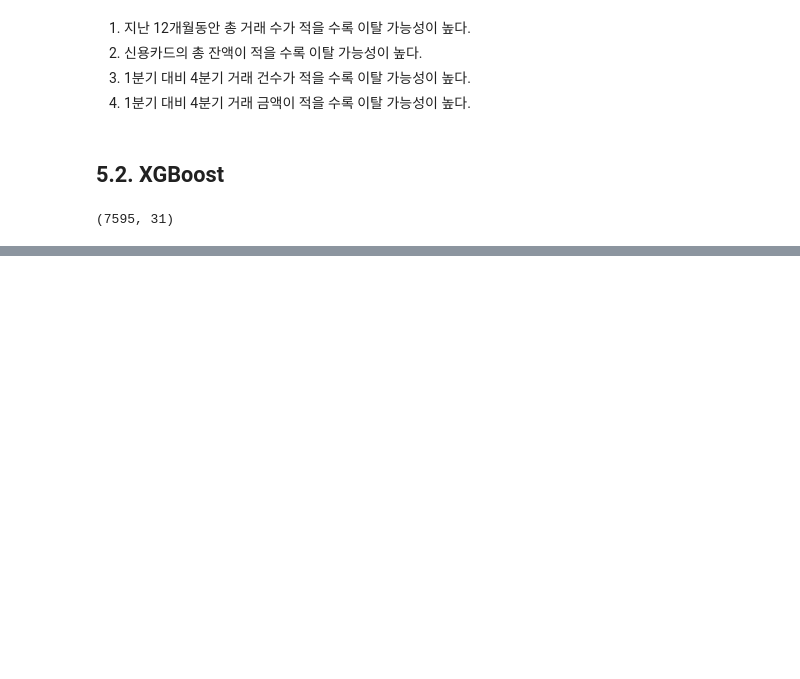
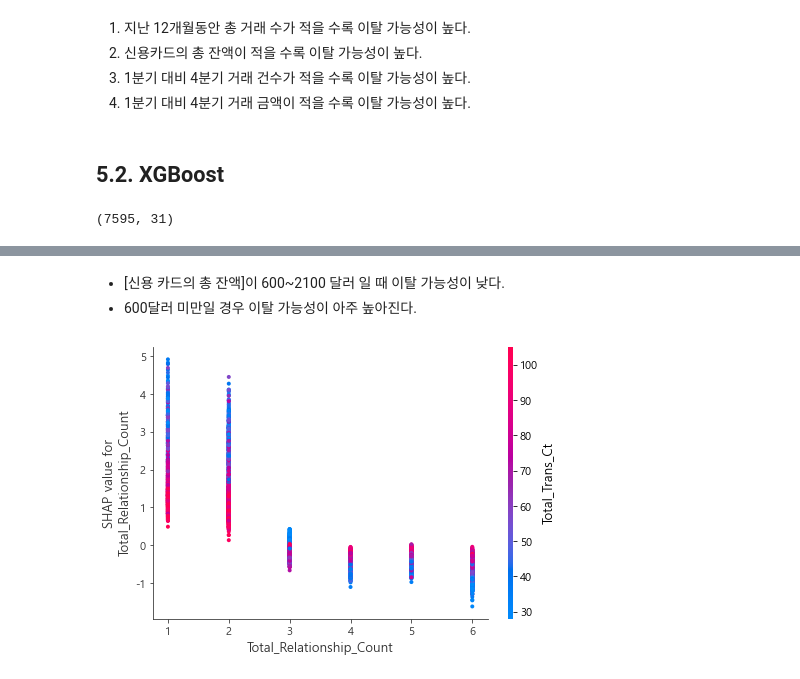
Before and after one commit to Jeong-Bin/DA-PROJECT, a Jupyter notebook: PROJECT_6 신용카드 고객 분석 및 이탈고객 예측.ipynb, the cells around one changed output, grey strips where cells are left out. Drawn from its saved outputs; the diff is of its cells as text; code cells hidden in the pictures; blank space fills up the shorter version.

```diff
--- a/PROJECT_6 신용카드 고객 분석 및 이탈고객 예측.ipynb
+++ b/PROJECT_6 신용카드 고객 분석 및 이탈고객 예측.ipynb
@@ -628,0 +648,7 @@ shap.dependence_plot('Total_Revolving_Bal', shap_values, train[input_var])
+# %% [markdown]
+- [신용 카드의 총 잔액]이 600~2100 달러 일 때 이탈 가능성이 낮다.
+- 600달러 미만일 경우 이탈 가능성이 아주 높아진다.
+# %%
+shap.dependence_plot('Total_Relationship_Count', shap_values, train[input_var])
+# %% [output]
+[figure, added]
```
Also changed, not shown: parts of 25 cells of this notebook.
